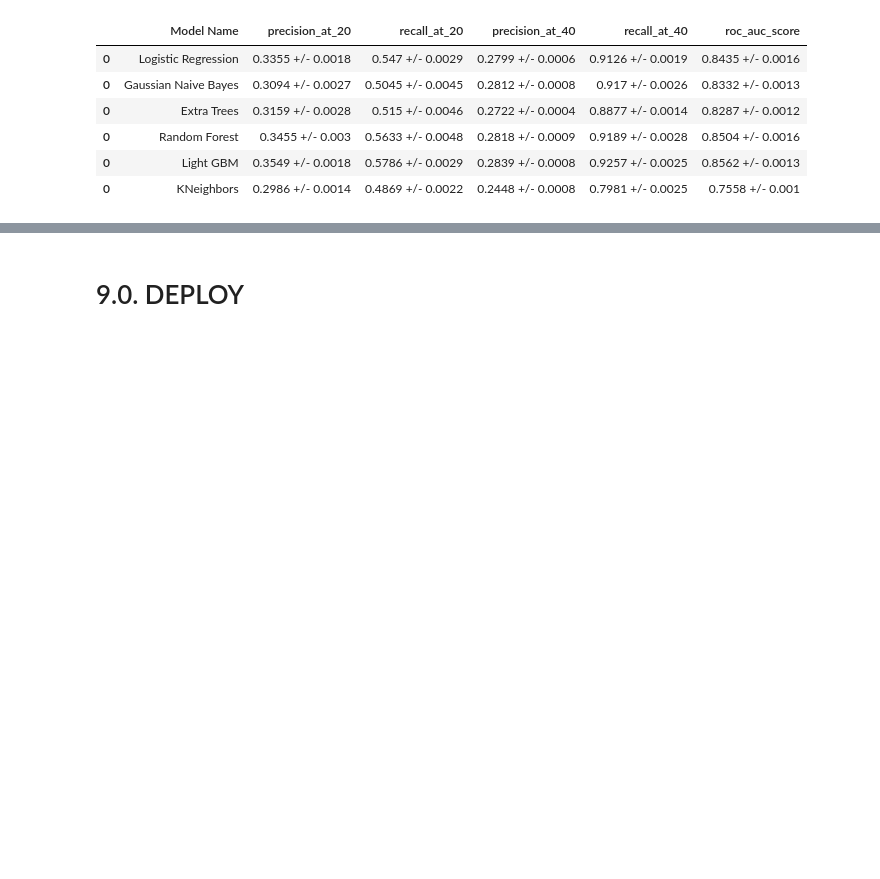
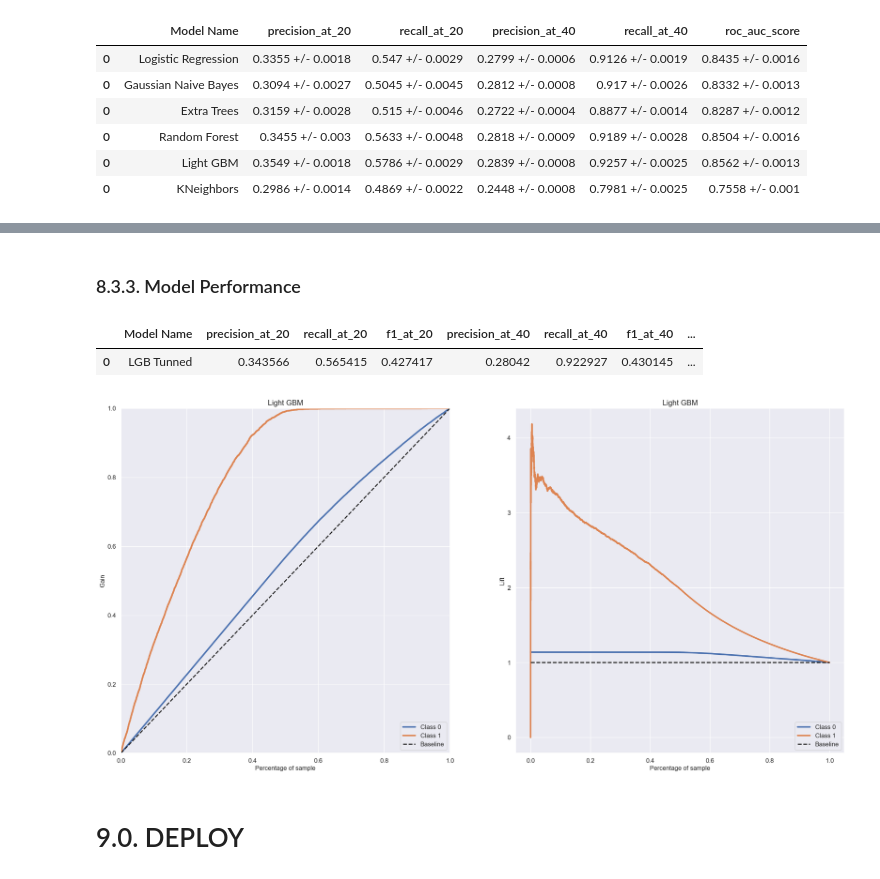
Before and after one commit to igormenesess/health_insurance_cross_sell, a Jupyter notebook: health_insurance_cross_sell.ipynb, the cells around one changed output, grey strips where cells are left out. Saved outputs shown, nothing was run; the diff lists cells and outputs as text; code cells hidden in the pictures; blank space fills up the shorter version.

```diff
--- a/health_insurance_cross_sell.ipynb
+++ b/health_insurance_cross_sell.ipynb
@@ -1117,0 +1072,2 @@ model_metrics('LGB Tunned', yhat_lgb_tunned, df_test)
+# %% [markdown]
+### 8.3.3. Model Performance
@@ -1118,3 +1077,16 @@ model_metrics('LGB Tunned', yhat_lgb_tunned, df_test)
+# %%
+model_metrics('LGB Tunned', yhat_lgb_tunned, df_test)
+# %% [output]
+|  | Model Name | precision_at_20 | recall_at_20 | f1_at_20 | precision_at_40 | recall_at_40 | f1_at_40 | ... |
+| 0 | LGB Tunned | 0.343566 | 0.565415 | 0.427417 | 0.28042 | 0.922927 | 0.430145 | ... |
+# %%
+ax = plt.subplot(1,2,1)
+skplt.metrics.plot_cumulative_gain(df_test['response'], yhat_lgb_tunned, ax=ax, title='Light GBM')
+
+ax = plt.subplot(1,2,2)
+skplt.metrics.plot_lift_curve(df_test['response'], yhat_lgb_tunned, ax=ax, title='Light GBM');
+# %% [output]
+[figure, added]
 # %% [markdown]
 # 9.0. DEPLOY
 # %%
```
Also changed, not shown: parts of 34 cells of this notebook, 3 other files.
